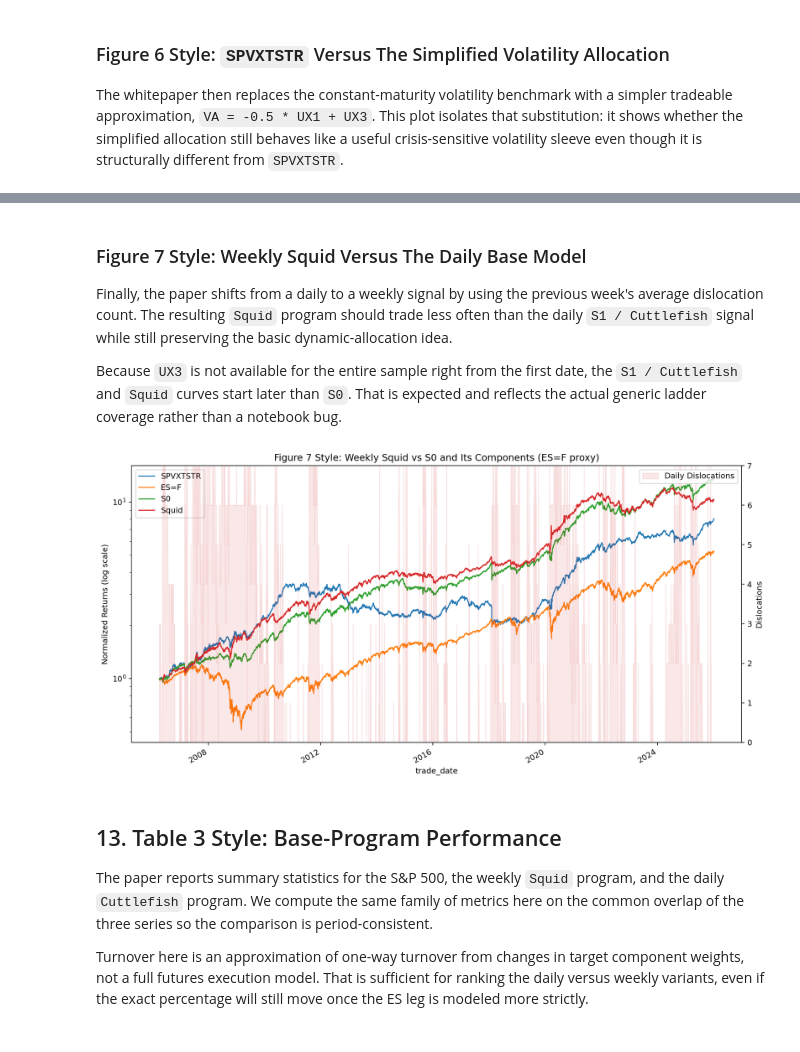
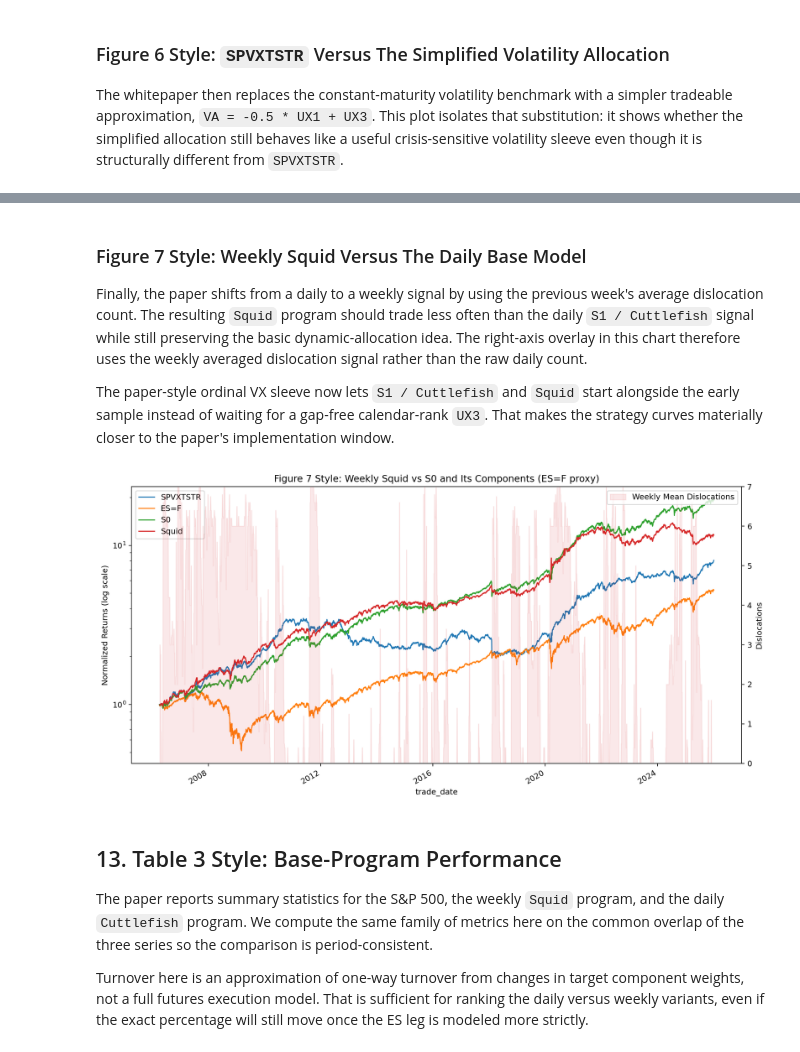
Before and after one commit to integerQuant/squid-replication, a Jupyter notebook: notebooks/signal_test.ipynb, the cells around one changed output, grey strips where cells are left out. Drawn from its saved outputs; the diff is of its cells as text; code cells hidden in the pictures.

```diff
--- a/notebooks/signal_test.ipynb
+++ b/notebooks/signal_test.ipynb
@@ -41,9 +41,12 @@ import pandas as pd
 import yfinance as yf
 
 from squid_replication.signals import (
+    STABLE_DISLOCATION_TIE_POLICY,
     DEFAULT_BUCKET_ORDER,
     DEFAULT_END,
     DEFAULT_START,
+    DEFAULT_UX_SYMBOLS,
+    build_available_contract_frame,
     build_base_program_weights,
     build_drawdown_series,
     build_daily_signal_frame,
@@ -51,6 +54,7 @@ from squid_replication.signals import (
     build_growth_index,
     build_refined_program_weights,
     build_return_frame_from_levels,
+    build_strategy_transaction_costs,
     build_spvxtstr_program_weights,
     build_term_structure,
     build_turnover_series,
@@ -81,11 +85,16 @@ SPVXTSTR_PATH = DATA_DIR / 'external' / 'spvxtstr_normalized.csv'
 EXPORT_DIR = DATA_DIR / 'derived'
 
 SLOPE_THRESHOLD = -0.10
-VIX_THRESHOLD = 30.0
-VX_PNL_MODE = 'generic_net_return'
+VIX_THRESHOLD = 25.0
+SIGNAL_PRICE_FIELD = 'close'
+SIGNAL_SELECTION_MODE = 'calendar_rank'
+SIGNAL_FORWARD_FILL = True
+SIGNAL_TIE_POLICY = STABLE_DISLOCATION_TIE_POLICY
+VX_PNL_MODE = 'generic_gross_return'
 VX_PNL_PRICE_FIELD = 'settle_expiry_roll'
-PROXY_CANDIDATES = ['ES=F', 'SPY']
-PRIMARY_EQUITY_PROXY = 'ES=F'
+VX_PNL_SELECTION_MODE = 'available_ordinal'
+PROXY_CANDIDATES = ['^GSPC', 'ES=F', 'SPY']
+PRIMARY_EQUITY_PROXY = '^GSPC'
 START = DEFAULT_START
 END = DEFAULT_END
 
@@ -275,7 +314,7 @@ def fetch_proxy_close(ticker: str) -> pd.Series:
     return close.sort_index()
 
 
-proxy_close = pd.concat([fetch_proxy_close('ES=F'), fetch_proxy_close('SPY')], axis=1)
+proxy_close = pd.concat([fetch_proxy_close(ticker) for ticker in PROXY_CANDIDATES], axis=1, sort=False)
 proxy_close = proxy_close.reindex(signal_curve.index).ffill()
 proxy_returns = proxy_close.pct_change()
 proxy_close.tail()
@@ -794,32 +895,32 @@ plt.tight_layout()
 # %% [markdown]
 ### Figure 7 Style: Weekly Squid Versus The Daily Base Model
 
-Finally, the paper shifts from a daily to a weekly signal by using the previous week's average dislocation count. The resulting `Squid` program should trade less often than the daily `S1 / Cuttlefish` signal while still preserving the basic dynamic-allocation idea.
+Finally, the paper shifts from a daily to a weekly signal by using the previous week's average dislocation count. The resulting `Squid` program should trade less often than the daily `S1 / Cuttlefish` signal while still preserving the basic dynamic-allocation idea. The right-axis overlay in this chart therefore uses the weekly averaged dislocation signal rather than the raw daily count.
 
-Because `UX3` is not available for the entire sample right from the first date, the `S1 / Cuttlefish` and `Squid` curves start later than `S0`. That is expected and reflects the actual generic ladder coverage rather than a notebook bug.
+The paper-style ordinal VX sleeve now lets `S1 / Cuttlefish` and `Squid` start alongside the early sample instead of waiting for a gap-free calendar-rank `UX3`. That makes the strategy curves materially closer to the paper's implementation window.
 # %%
 fig, ax1 = plt.subplots(figsize=(12, 6))
 growth_curves[['SPVXTSTR', PRIMARY_EQUITY_PROXY, 'S0', 'Squid']].plot(ax=ax1, logy=True, linewidth=1.3)
 ax1.set_title(f'Figure 7 Style: Weekly Squid vs S0 and Its Components ({PRIMARY_EQUITY_PROXY} proxy)')
 ax1.set_ylabel('Normalized Returns (log scale)')
 
 ax2 = ax1.twinx()
 ax2.fill_between(
-    daily_signal.index,
+    weekly_signal.index,
     0,
-    daily_signal['dislocation_count_raw'].astype(float),
+    weekly_signal['weekly_dislocation_mean_signal'],
     color='tab:red',
     alpha=0.10,
-    label='Daily Dislocations',
+    label='Weekly Mean Dislocations',
 )
 ax2.set_ylabel('Dislocations')
 ax2.set_ylim(0, 7)
 
 ax1.legend(loc='upper left')
 ax2.legend(loc='upper right')
 plt.tight_layout()
 # %% [output]
-[figure, old version]
+[figure, new version]
 # %% [markdown]
 ## 13. Table 3 Style: Base-Program Performance
 
```
Also changed, not shown: parts of 39 cells of this notebook, 8 other files.
